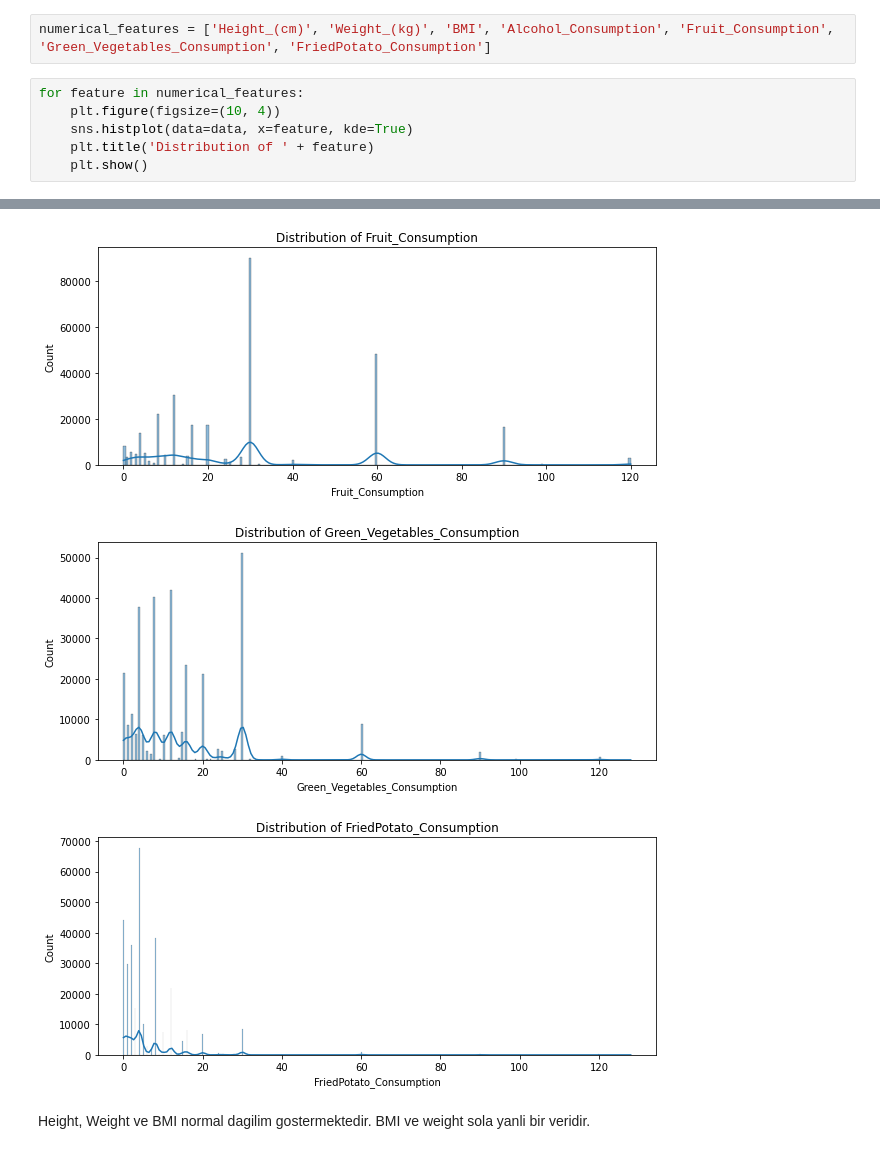
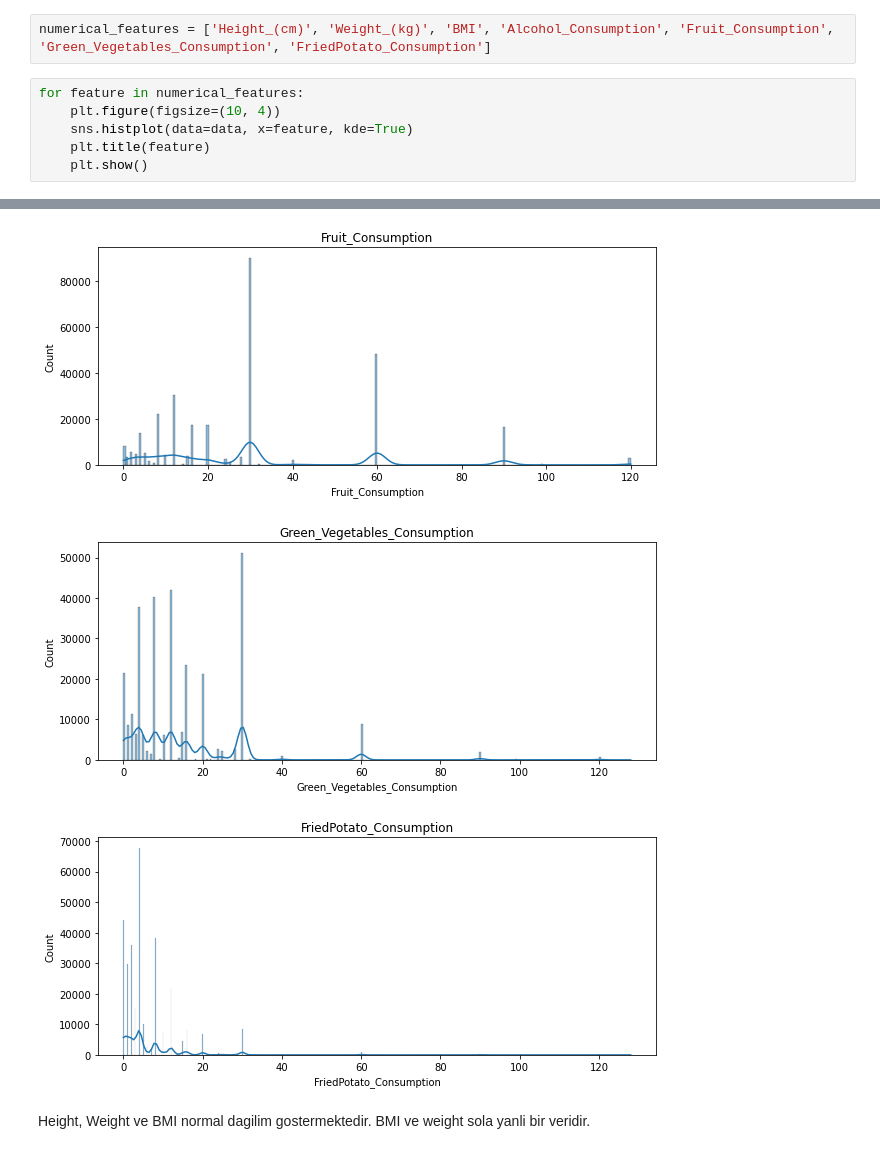
Before and after one commit to meltemarmann/HeartDiseaseRiskPrediction, a Jupyter notebook: Health-Disease-Prediction-V2.ipynb, the cells around one changed output, grey strips where cells are left out. Drawn from its saved outputs; the diff is of its cells as text.

```diff
--- a/Health-Disease-Prediction-V2.ipynb
+++ b/Health-Disease-Prediction-V2.ipynb
@@ -90,6 +81,6 @@ numerical_features = ['Height_(cm)', 'Weight_(kg)', 'BMI', 'Alcohol_Consumption'
 for feature in numerical_features:
     plt.figure(figsize=(10, 4))
     sns.histplot(data=data, x=feature, kde=True)
-    plt.title('Distribution of ' + feature)
+    plt.title(feature)
     plt.show()
 # %% [output]
@@ -100,6 +91,6 @@ for feature in numerical_features:
-[figure, old version]
+[figure, new version]
-[figure, old version]
+[figure, new version]
-[figure, old version]
+[figure, new version]
 # %% [markdown]
 Height, Weight ve BMI normal dagilim gostermektedir. BMI ve weight sola yanli bir veridir.
 # %%
```
Also changed, not shown: parts of 38 cells of this notebook.
